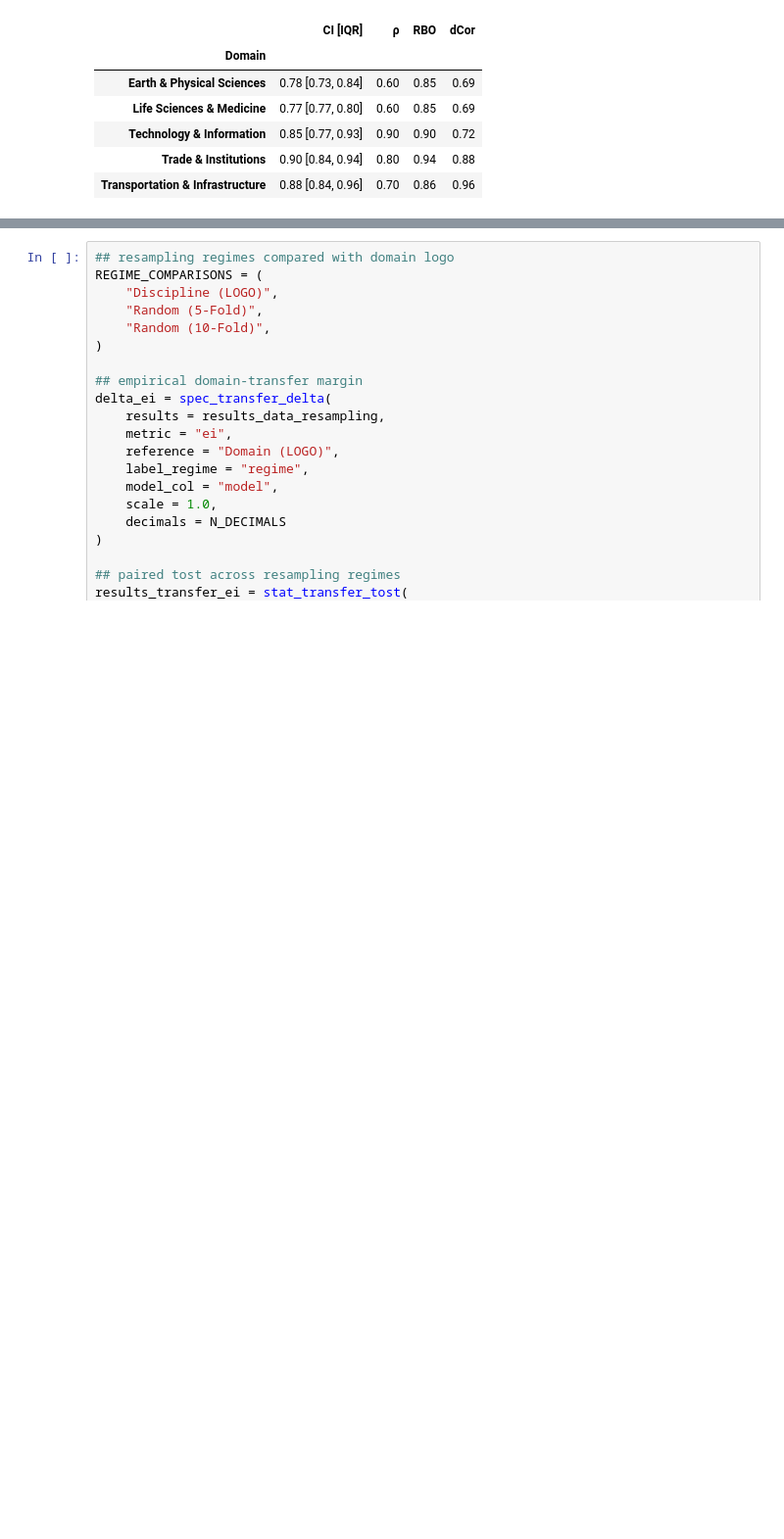
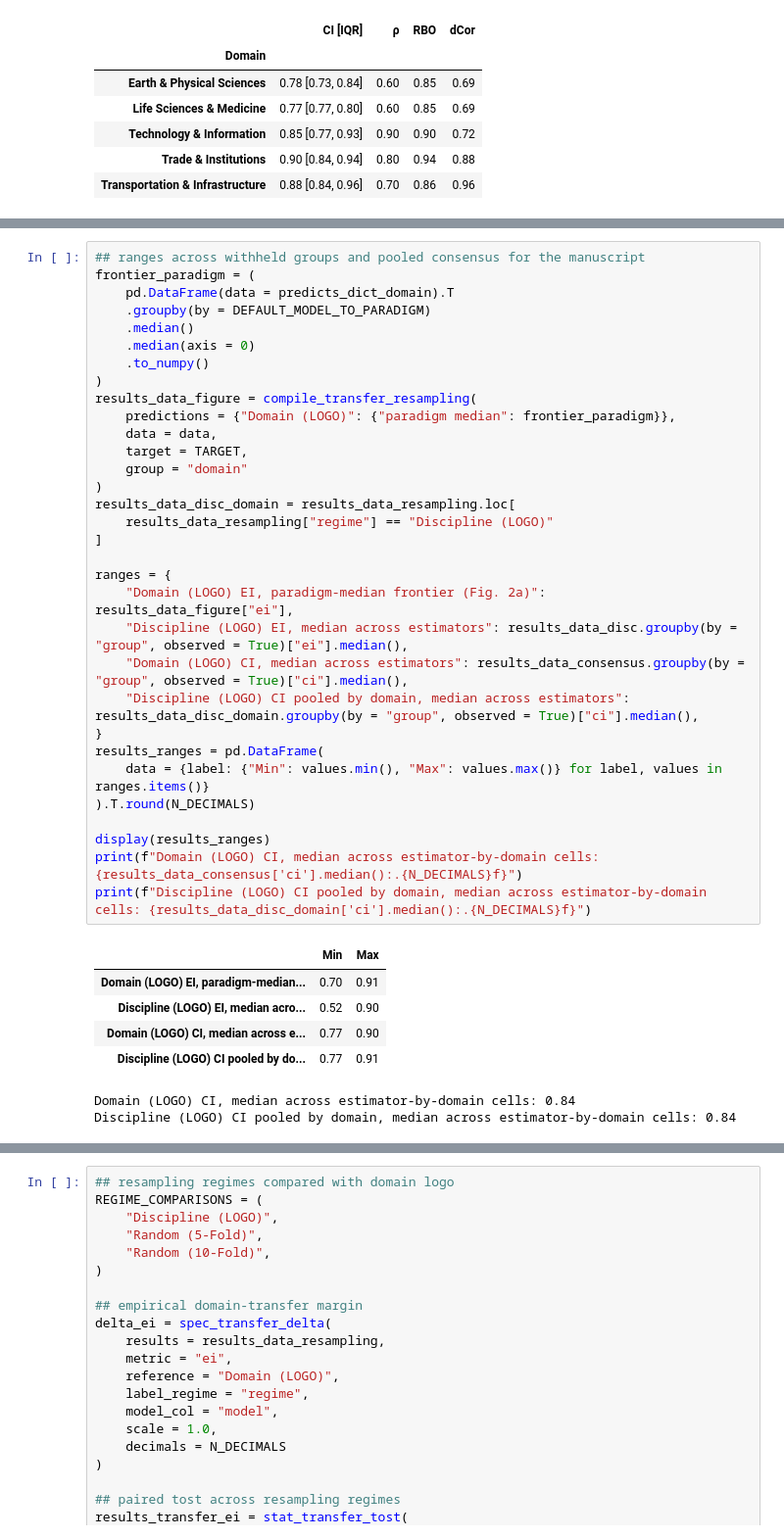
Before and after one commit to nickkunz/network-capacity, a Jupyter notebook: notebooks/transfer.ipynb, the cells around one changed output, grey strips where cells are left out. Shown at 98% size. Saved outputs shown, nothing was run; the diff lists cells and outputs as text; blank space fills up the shorter version.

Commit message:
fix: Update execution counts and refine results in transfer analysis for clarity and accuracy

```diff
--- a/notebooks/transfer.ipynb
+++ b/notebooks/transfer.ipynb
@@ -312,3 +317,43 @@ _Prediction consensus is consistent across held-out domains. Median `CI` ranges
+# %%
+## ranges across withheld groups and pooled consensus for the manuscript
+frontier_paradigm = (
+    pd.DataFrame(data = predicts_dict_domain).T
+    .groupby(by = DEFAULT_MODEL_TO_PARADIGM)
+    .median()
+    .median(axis = 0)
+    .to_numpy()
+)
+results_data_figure = compile_transfer_resampling(
+    predictions = {"Domain (LOGO)": {"paradigm median": frontier_paradigm}},
+    data = data,
+    target = TARGET,
+    group = "domain"
+)
+results_data_disc_domain = results_data_resampling.loc[
+    results_data_resampling["regime"] == "Discipline (LOGO)"
+]
+
+ranges = {
+    "Domain (LOGO) EI, paradigm-median frontier (Fig. 2a)": results_data_figure["ei"],
+    "Discipline (LOGO) EI, median across estimators": results_data_disc.groupby(by = "group", observed = True)["ei"].median(),
+    "Domain (LOGO) CI, median across estimators": results_data_consensus.groupby(by = "group", observed = True)["ci"].median(),
+    "Discipline (LOGO) CI pooled by domain, median across estimators": results_data_disc_domain.groupby(by = "group", observed = True)["ci"].median(),
+}
+results_ranges = pd.DataFrame(
+    data = {label: {"Min": values.min(), "Max": values.max()} for label, values in ranges.items()}
+).T.round(N_DECIMALS)
+
+display(results_ranges)
+print(f"Domain (LOGO) CI, median across estimator-by-domain cells: {results_data_consensus['ci'].median():.{N_DECIMALS}f}")
+print(f"Discipline (LOGO) CI pooled by domain, median across estimator-by-domain cells: {results_data_disc_domain['ci'].median():.{N_DECIMALS}f}")
+# %% [output]
+|  | Min | Max |
+| Domain (LOGO) EI, paradigm-median... | 0.70 | 0.91 |
+| Discipline (LOGO) EI, median acro... | 0.52 | 0.90 |
+| Domain (LOGO) CI, median across e... | 0.77 | 0.90 |
+| Discipline (LOGO) CI pooled by do... | 0.77 | 0.91 |
+Domain (LOGO) CI, median across estimator-by-domain cells: 0.84
+Discipline (LOGO) CI pooled by domain, median across estimator-by-domain cells: 0.84
 # %% [markdown]
 ## Domain Transfer Equivalence Test
 The domain transfer test asks whether frontier efficiency (`EI`) under discipline-level LOGO and random-split cross-validation is statistically equivalent to domain-level LOGO. Averaged out-of-fold predictions from all four regimes are rescored within the same five domain subsets, holding the evaluation units fixed while the resampling protocol varies.
```
Also changed, not shown: parts of 9 cells of this notebook.
